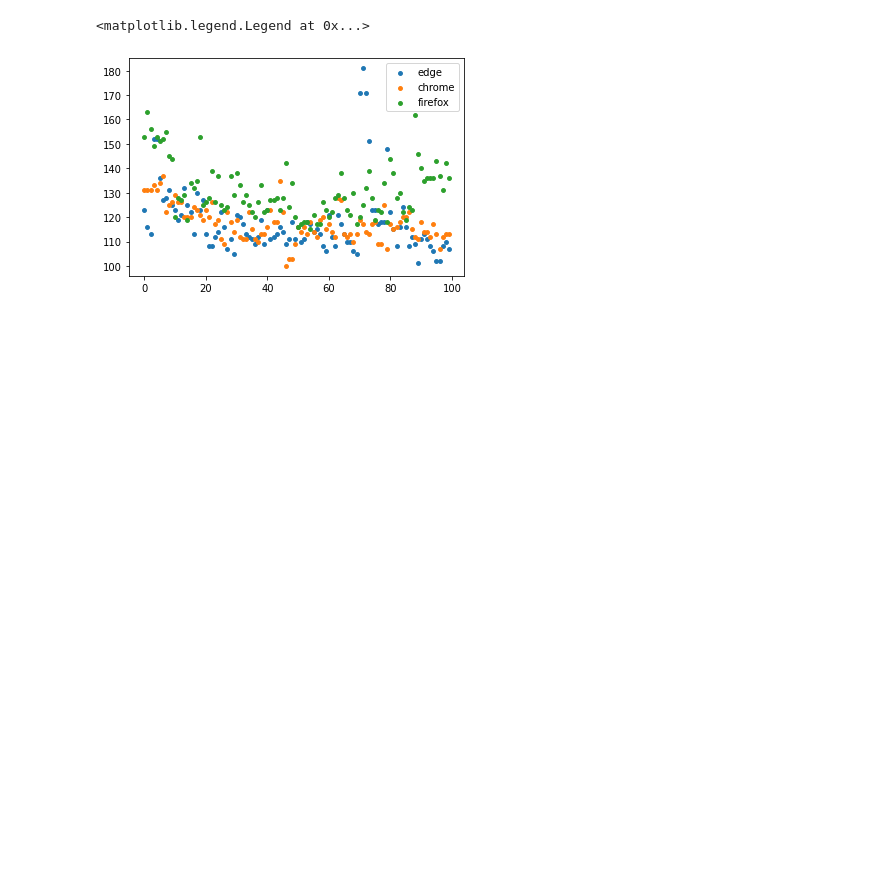
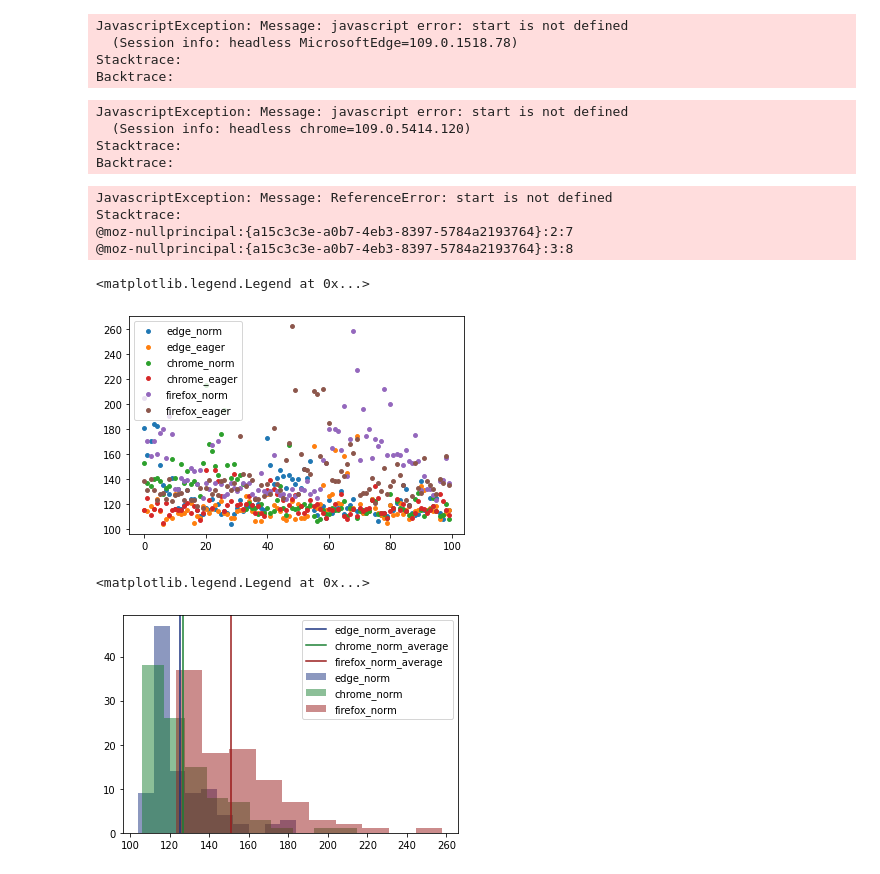
Before and after one commit to woodyhoko/tfjs_wasm, a Jupyter notebook: test.ipynb, the cells around one changed output. Drawn from its saved outputs; the diff is of its cells as text; code cells hidden in the pictures; blank space fills up the shorter version.

```diff
--- a/test.ipynb
+++ b/test.ipynb
@@ -39,22 +44,63 @@ def firefox_test(n=10, backend="wasm", arguments=[]):
     driver.quit()
     return data
 # %%
-edge_data = []
-for i in tqdm(range(10), "edge test"):
-    edge_data += edge_test()
+edge_data = {}
+for mode in optiontable["page_load_strategy"]:
+    edge_data[mode] = []
+    for i in tqdm(range(10), f"edge test with {mode} mode"):
+        edge_data[mode] += edge_test(arguments={"page_load_strategy":mode})
+# %% [output]
+JavascriptException: Message: javascript error: start is not defined
+  (Session info: headless MicrosoftEdge=109.0.1518.78)
+Stacktrace:
+Backtrace:
 # %%
-chrome_data = []
-for i in tqdm(range(10), "chrome test"):
-    chrome_data += chrome_test()
+chrome_data = {}
+for mode in optiontable["page_load_strategy"]:
+    chrome_data[mode] = []
+    for i in tqdm(range(10), f"chrome test with {mode} mode"):
+        chrome_data[mode] += chrome_test(arguments={"page_load_strategy":mode})
+# %% [output]
+JavascriptException: Message: javascript error: start is not defined
+  (Session info: headless chrome=109.0.5414.120)
+Stacktrace:
+Backtrace:
 # %%
-firefox_data = []
-for i in tqdm(range(10), "firefox test"):
-    firefox_data += firefox_test()
+firefox_data = {}
+for mode in optiontable["page_load_strategy"]:
+    firefox_data[mode] = []
+    for i in tqdm(range(10), f"firefox test with {mode} mode"):
+        firefox_data[mode] += firefox_test(arguments={"page_load_strategy":mode})
+# %% [output]
+JavascriptException: Message: ReferenceError: start is not defined
+Stacktrace:
+@moz-nullprincipal:{a15c3c3e-a0b7-4eb3-8397-5784a2193764}:2:7
+@moz-nullprincipal:{a15c3c3e-a0b7-4eb3-8397-5784a2193764}:3:8
 # %%
-plt.scatter(range(len(edge_data)), edge_data, s=15, label="edge")
-plt.scatter(range(len(chrome_data)), chrome_data, s=15, label="chrome")
-plt.scatter(range(len(firefox_data)), firefox_data, s=15, label="firefox")
+plt.scatter(range(len(edge_data["normal"])), edge_data["normal"], s=15, label="edge_norm")
+plt.scatter(range(len(edge_data["eager"])), edge_data["eager"], s=15, label="edge_eager")
+plt.scatter(range(len(chrome_data["normal"])), chrome_data["normal"], s=15, label="chrome_norm")
+plt.scatter(range(len(chrome_data["eager"])), chrome_data["eager"], s=15, label="chrome_eager")
+plt.scatter(range(len(firefox_data["normal"])), firefox_data["normal"], s=15, label="firefox_norm")
+plt.scatter(range(len(firefox_data["eager"])), firefox_data["eager"], s=15, label="firefox_eager")
 plt.legend()
 # %% [output]
 <matplotlib.legend.Legend at 0x...>
-[figure, old version]
+[figure, new version]
+# %%
+plt.hist(edge_data["normal"], alpha=.5, bins=10, color=(0.1, 0.2, 0.5), label="edge_norm")
+# plt.hist(edge_data["eager"], alpha=.5, bins=10, color=(0.1, 0.2, 0.5), label="edge_eager")
+plt.hist(chrome_data["normal"], alpha=.5, bins=10, color=(0.1, 0.5, 0.2), label="chrome_norm")
+# plt.hist(chrome_data["eager"], alpha=.5, bins=10, color=(0.1, 0.5, 0.2), label="chrome_eager")
+plt.hist(firefox_data["normal"], alpha=.5, bins=10, color=(0.6, 0.1, 0.1), label="firefox_norm")
+# plt.hist(firefox_data["eager"], alpha=.5, bins=10, color=(0.5, 0.2, 0.1), label="firefox_eager")
+plt.axvline(sum(edge_data["normal"])/len(edge_data["normal"]), c=(0.1, 0.2, 0.5), label="edge_norm_average")
+# plt.axvline(sum(edge_data["eager"])/len(edge_data["eager"]), c=(0.1, 0.2, 0.5), label="edge_eager_average")
+plt.axvline(sum(chrome_data["normal"])/len(chrome_data["normal"]), c=(0.1, 0.5, 0.2), label="chrome_norm_average")
+# plt.axvline(sum(chrome_data["eager"])/len(chrome_data["eager"]), c="orange", label="chrome_eager_average")
+plt.axvline(sum(firefox_data["normal"])/len(firefox_data["normal"]), c=(0.6, 0.1, 0.1), label="firefox_norm_average")
+# plt.axvline(sum(firefox_data["eager"])/len(firefox_data["eager"]), c="g", label="firefox_eager_average")
+plt.legend()
+# %% [output]
+<matplotlib.legend.Legend at 0x...>
+[figure, added]
```
Also changed, not shown: parts of 3 cells of this notebook, 1 other file.
